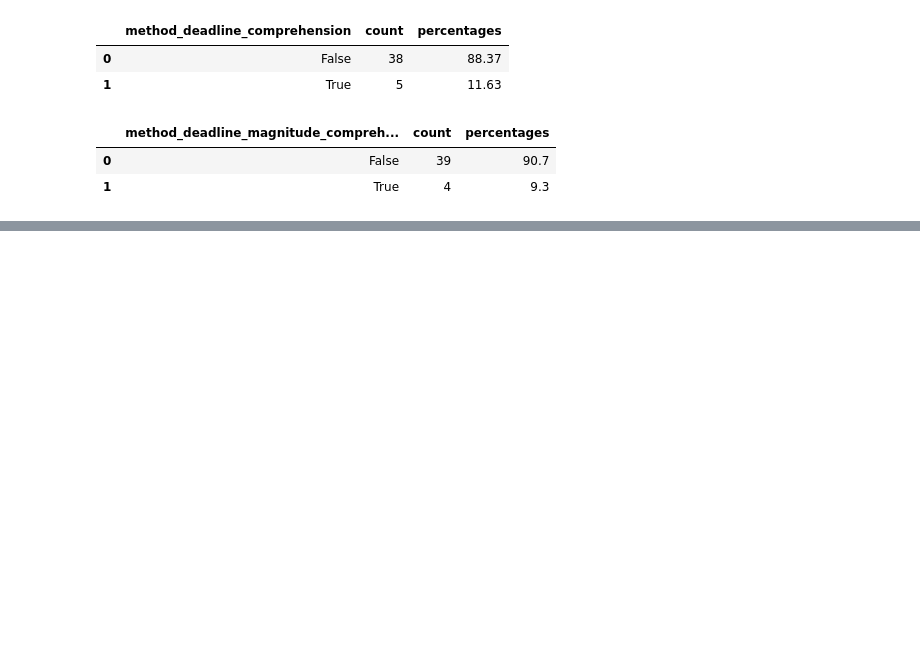
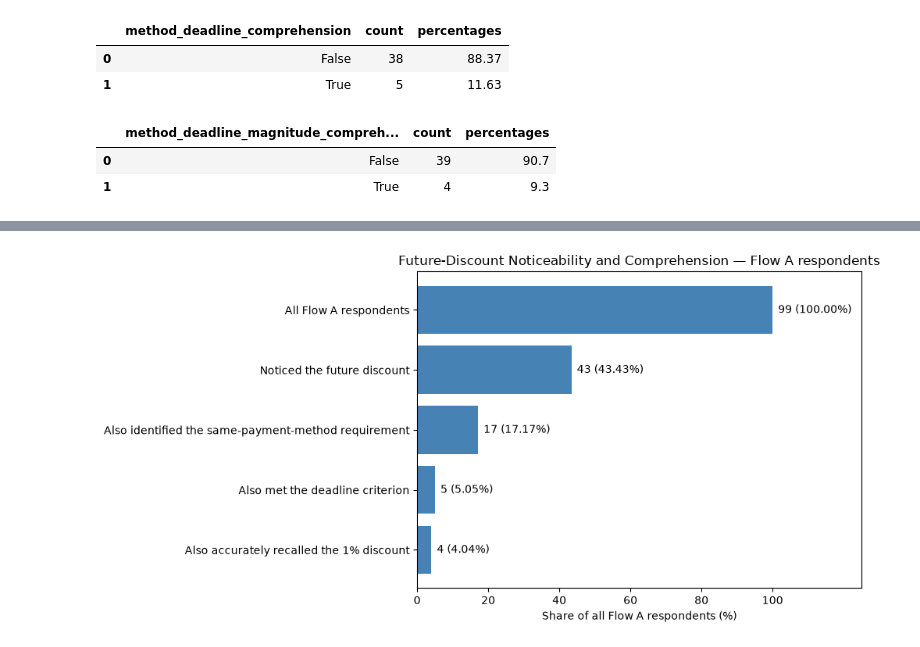
Before and after one commit to elena-kolo/payment-flow-experimentation-analysis, a Jupyter notebook: notebooks/03_prototype_analysis.ipynb, the cells around one changed output, grey strips where cells are left out. Saved outputs shown, nothing was run; the diff lists cells and outputs as text; code cells hidden in the pictures; blank space fills up the shorter version.

Commit message:
Add future-discount comprehension analysis and coverage summary

```diff
--- a/notebooks/03_prototype_analysis.ipynb
+++ b/notebooks/03_prototype_analysis.ipynb
@@ -1386,0 +1437,6 @@ Only a small minority met the combined criteria for the two redemption requireme
+# %%
+# Percentages among Flow A respondents who noticed the future discount
+flow_a_future_dsc_noticed_pct_of_noticed = 100.0
+flow_a_method_pct_of_noticed = flow_a_method_counts / flow_a_future_dsc_noticed_counts * 100
+flow_a_method_deadline_pct_of_noticed = flow_a_method_deadline_counts / flow_a_future_dsc_noticed_counts * 100
+flow_a_method_deadline_magnitude_pct_of_noticed =  flow_a_method_deadline_magnitude_counts/ flow_a_future_dsc_noticed_counts* 100
@@ -1386,0 +1493,35 @@ Only a small minority met the combined criteria for the two redemption requireme
+# %%
+#visualise the numbers among Flow A respondents
+fig, ax = plt.subplots (figsize = (10,5))
+
+ax.barh (
+    comprehension_coverage['Group'],
+    comprehension_coverage['% of all Flow A (n=99)'],
+    color = 'steelblue'
+)
+
+ax.invert_yaxis()
+
+ax.set_title('Future-Discount Noticeability and Comprehension — Flow A respondents')
+ax.set_xlabel('Share of all Flow A respondents (%)')
+ax.set_ylabel('')
+
+ax.bar_label(
+    ax.containers[0],
+    labels=[
+        f'{count} ({pct:.2f}%)'
+        for count, pct in zip(
+            comprehension_coverage['Respondents'],
+            comprehension_coverage['% of all Flow A (n=99)']
+        )
+    ],
+    padding=5
+)
+
+ax.set_xlim(0, 125)
+ax.set_xticks([0, 20, 40, 60, 80, 100])
+
+plt.tight_layout()
+plt.show()
+# %% [output]
+[figure, added]
```
Also changed, not shown: parts of 14 cells of this notebook.
